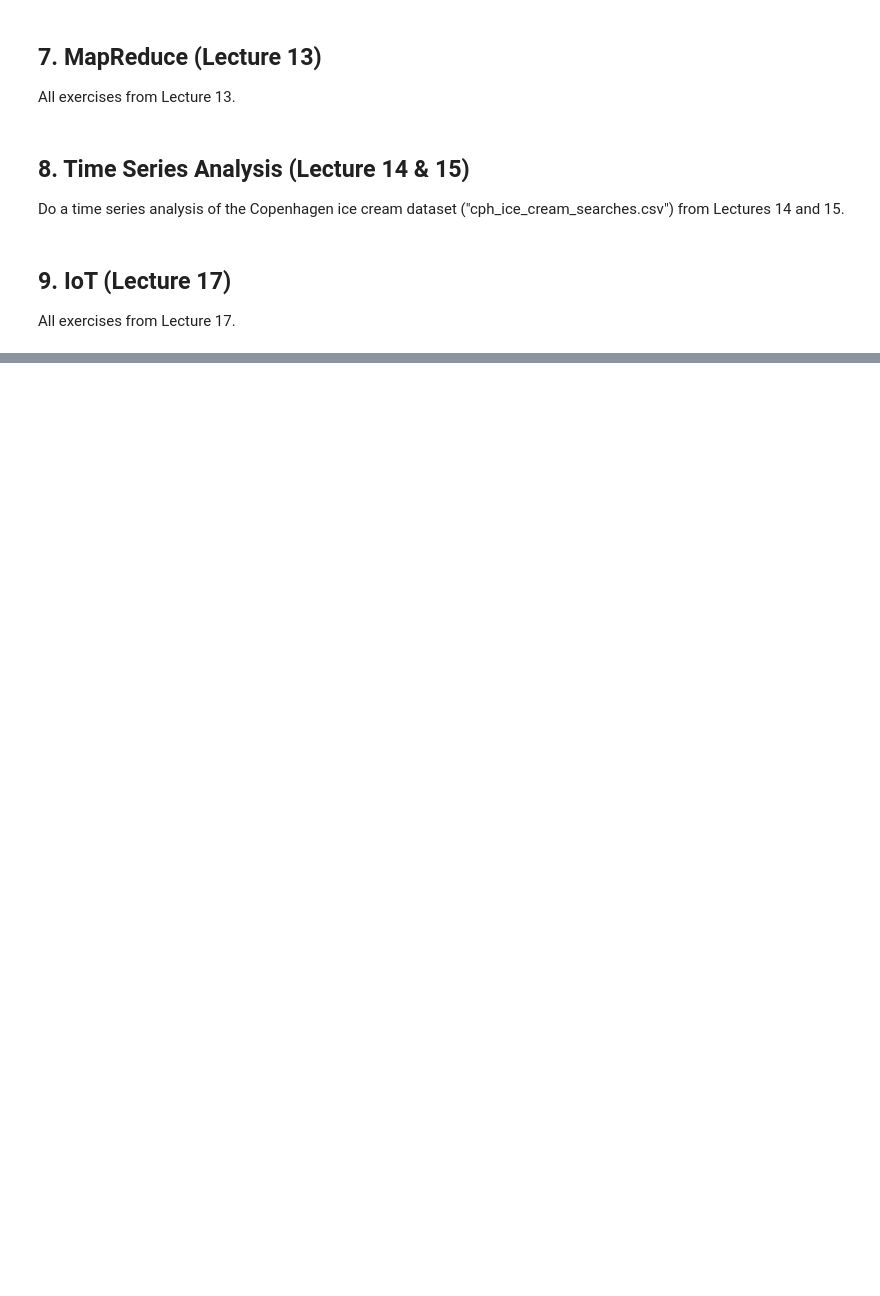
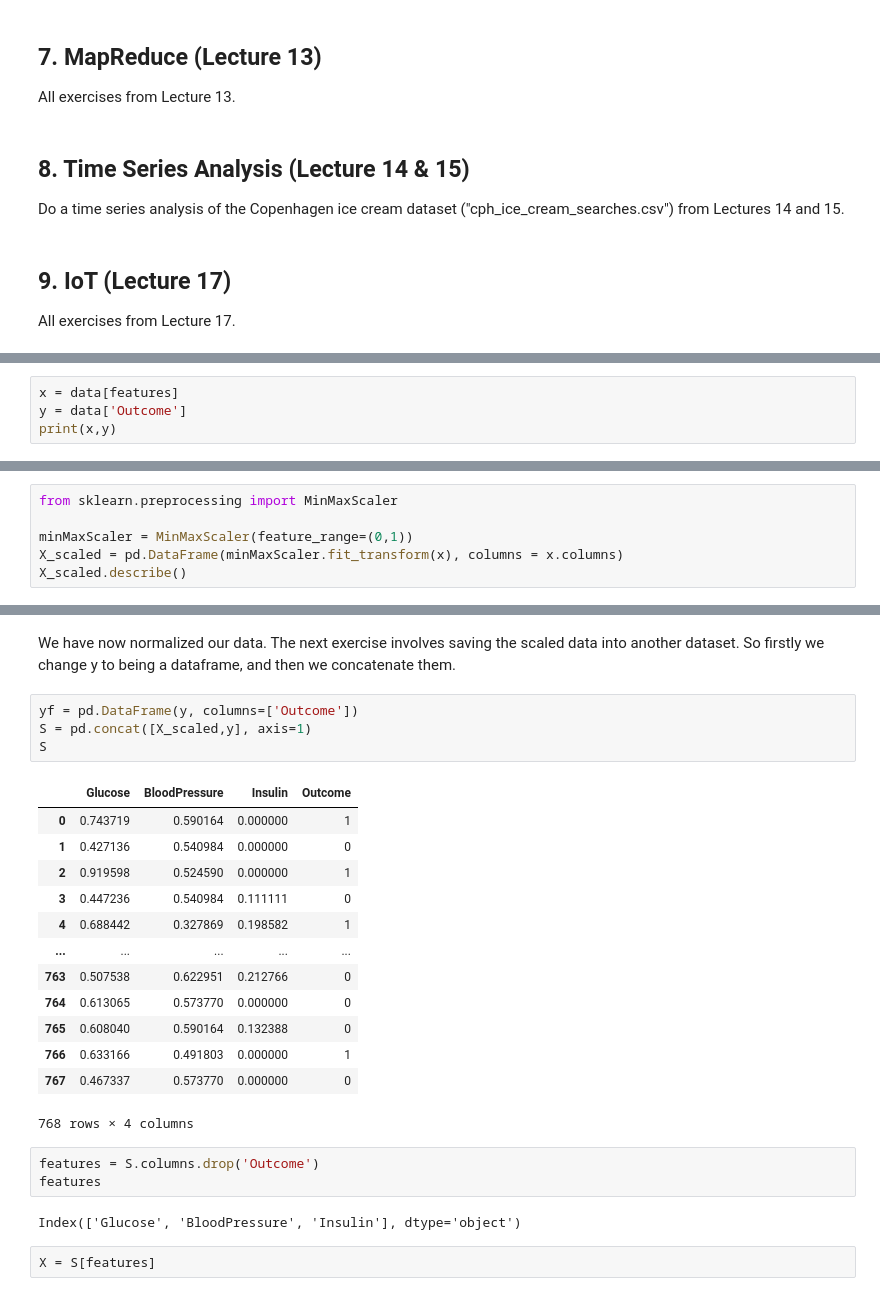
Before and after one commit to RasmuskjaerN/datathings, a Jupyter notebook: Exam_template.ipynb, the cells around one changed output, grey strips where cells are left out. Cells and saved outputs as stored; diff of their text form; blank space fills up the shorter version.

```diff
--- a/Exam_template.ipynb
+++ b/Exam_template.ipynb
@@ -519,0 +941,4 @@ All exercises from Lecture 17.
+# %%
+x = data[features]
+y = data['Outcome']
+print(x,y)
@@ -519,0 +965,6 @@ All exercises from Lecture 17.
+# %%
+from sklearn.preprocessing import MinMaxScaler
+
+minMaxScaler = MinMaxScaler(feature_range=(0,1))
+X_scaled = pd.DataFrame(minMaxScaler.fit_transform(x), columns = x.columns)
+X_scaled.describe()
@@ -519,0 +997,27 @@ All exercises from Lecture 17.
+# %% [markdown]
+We have now normalized our data. The next exercise involves saving the scaled data into another dataset. So firstly we change y to being a dataframe, and then we concatenate them.
+# %%
+yf = pd.DataFrame(y, columns=['Outcome'])
+S = pd.concat([X_scaled,y], axis=1)
+S
+# %% [output]
+|  | Glucose | BloodPressure | Insulin | Outcome |
+| 0 | 0.743719 | 0.590164 | 0.000000 | 1 |
+| 1 | 0.427136 | 0.540984 | 0.000000 | 0 |
+| 2 | 0.919598 | 0.524590 | 0.000000 | 1 |
+| 3 | 0.447236 | 0.540984 | 0.111111 | 0 |
+| 4 | 0.688442 | 0.327869 | 0.198582 | 1 |
+| ... | ... | ... | ... | ... |
+| 763 | 0.507538 | 0.622951 | 0.212766 | 0 |
+| 764 | 0.613065 | 0.573770 | 0.000000 | 0 |
+| 765 | 0.608040 | 0.590164 | 0.132388 | 0 |
+| 766 | 0.633166 | 0.491803 | 0.000000 | 1 |
+| 767 | 0.467337 | 0.573770 | 0.000000 | 0 |
+768 rows × 4 columns
+# %%
+features = S.columns.drop('Outcome')
+features
+# %% [output]
+Index(['Glucose', 'BloodPressure', 'Insulin'], dtype='object')
+# %%
+X = S[features]
```
Also changed, not shown: parts of 73 cells of this notebook.
